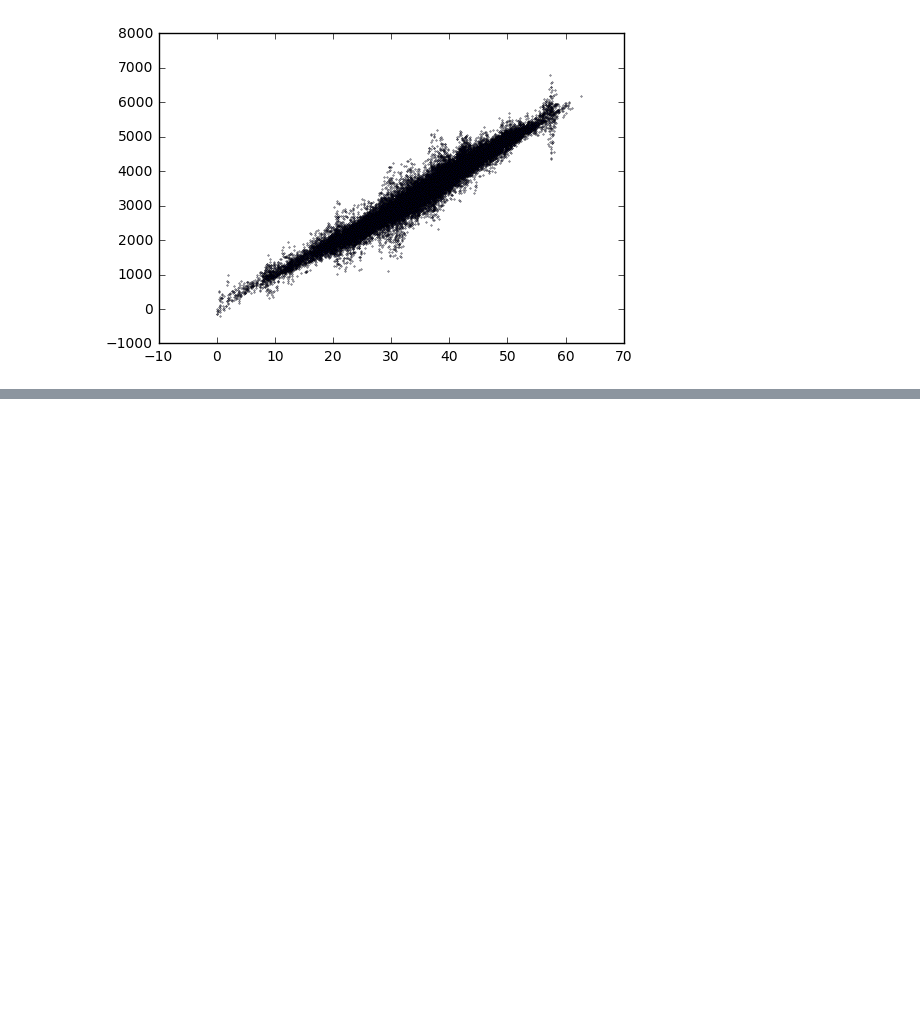
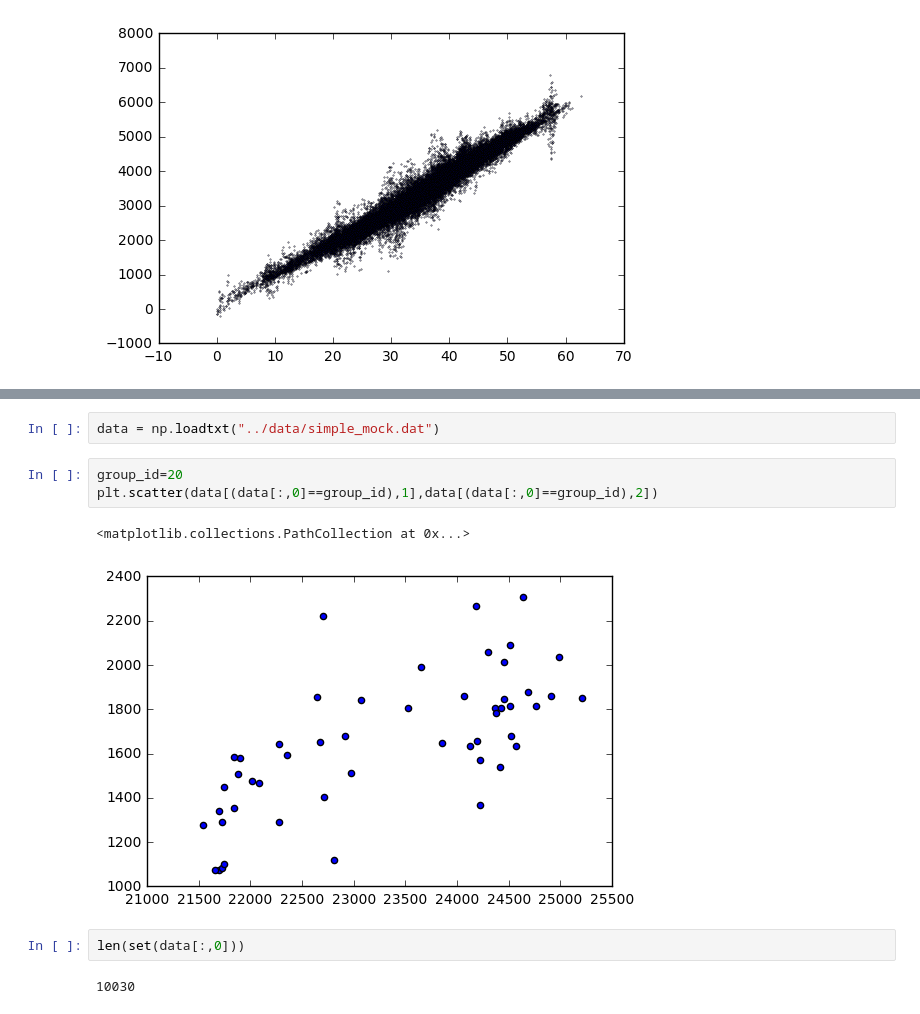
Before and after one commit to forero/IllustrisGroups, a Jupyter notebook: src/SimpleMock.ipynb, the cells around one changed output, grey strips where cells are left out. Cells and saved outputs as stored; diff of their text form; blank space fills up the shorter version.

Commit message:
add group id

```diff
--- a/src/SimpleMock.ipynb
+++ b/src/SimpleMock.ipynb
@@ -202,0 +214,12 @@ np.savetxt('../data/simple_mock.dat', A.T,
+# %%
+data = np.loadtxt("../data/simple_mock.dat")
+# %%
+group_id=20
+plt.scatter(data[(data[:,0]==group_id),1],data[(data[:,0]==group_id),2])
+# %% [output]
+<matplotlib.collections.PathCollection at 0x...>
+[figure, added]
+# %%
+len(set(data[:,0]))
+# %% [output]
+10030
```
Also changed, not shown: parts of 3 cells of this notebook, 1 other file.
